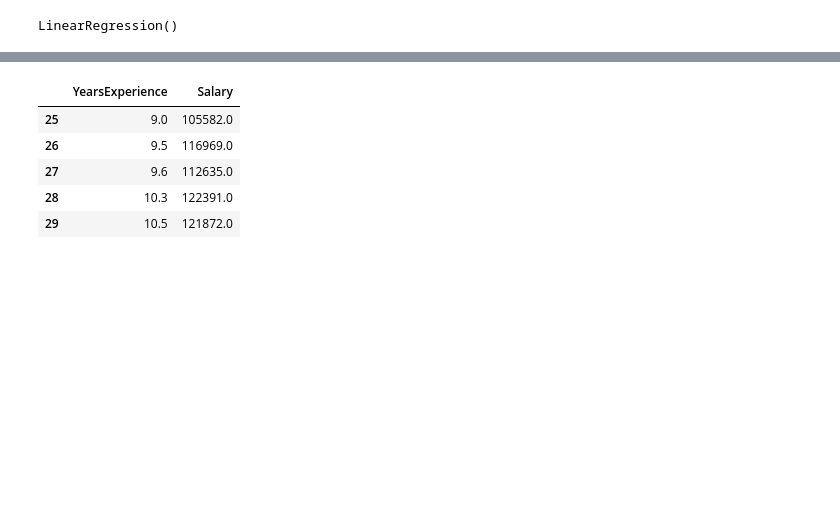
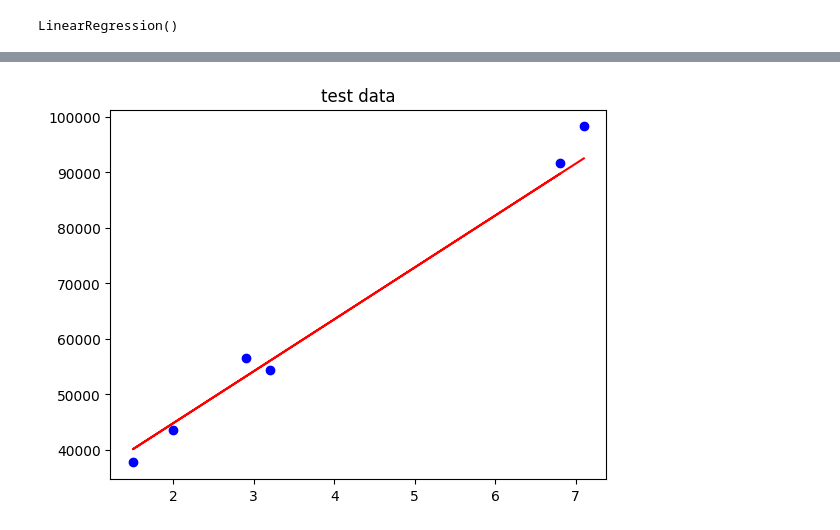
Before and after one commit to salahkhafaga1/ai_deploma_master, a Jupyter notebook: code/M_L/1.ipynb, the cells around one changed output, grey strips where cells are left out. Cells and saved outputs as stored; diff of their text form; code cells hidden in the pictures; blank space fills up the shorter version.

```diff
--- a/code/M_L/1.ipynb
+++ b/code/M_L/1.ipynb
@@ -33,12 +59,12 @@ plt.plot(x_train,liner_model.predict(x_train),color="red")
 # %%
-df.tail()
+plt.scatter(x_test,y_test,color="blue")
+plt.plot(x_test,liner_model.predict(x_test),color="red")
+plt.xlabel="years"
+plt.ylabel="salary"
+plt.title("test data")
+plt.show()
 # %% [output]
-|  | YearsExperience | Salary |
-| 25 | 9.0 | 105582.0 |
-| 26 | 9.5 | 116969.0 |
-| 27 | 9.6 | 112635.0 |
-| 28 | 10.3 | 122391.0 |
-| 29 | 10.5 | 121872.0 |
+[figure, added]
 # %%
 y_pred=liner_model.predict(x_test)
 y_pred
```
Also changed, not shown: parts of 12 cells of this notebook, 2 other files.
